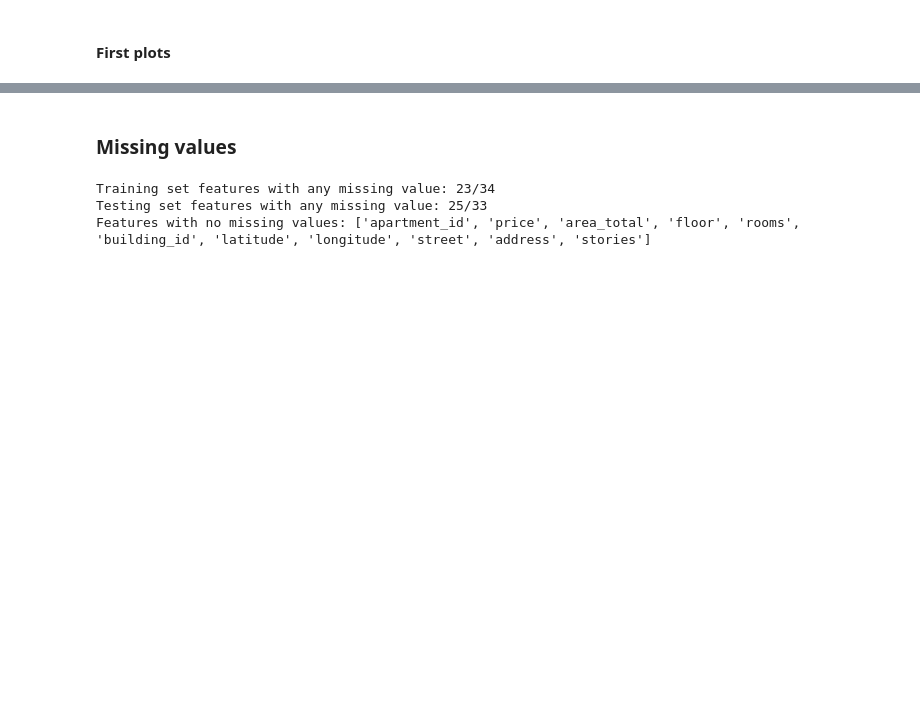
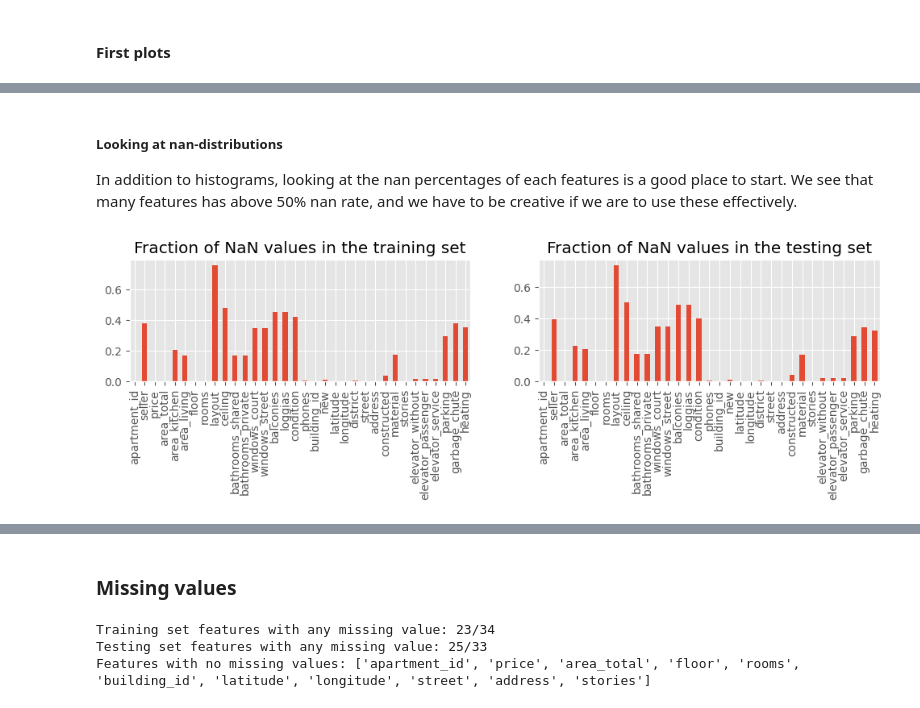
Before and after one commit to henrfj/TDT4173-ML, a Jupyter notebook: long_notebook.ipynb, the cells around one changed output, grey strips where cells are left out. Saved outputs shown, nothing was run; the diff lists cells and outputs as text; code cells hidden in the pictures; blank space fills up the shorter version.

```diff
--- a/long_notebook.ipynb
+++ b/long_notebook.ipynb
@@ -190,0 +210,9 @@ The categorical features are : district, material, parking and heating
+# %% [markdown]
+##### Looking at nan-distributions
+In addition to histograms, looking at the nan percentages of each features is a good place to start. We see that many features has above 50% nan rate, and we have to be creative if we are to use these effectively.
+# %%
+fig, (ax1, ax2) = plt.subplots(figsize=(12, 2), ncols=2, dpi=100)
+df_train.isna().mean().plot.bar(ax=ax1, title='Fraction of NaN values in the training set')
+df_test.isna().mean().plot.bar(ax=ax2, title='Fraction of NaN values in the testing set');
+# %% [output]
+[figure, added]
```
Also changed, not shown: parts of 20 cells of this notebook, 23 other files.
